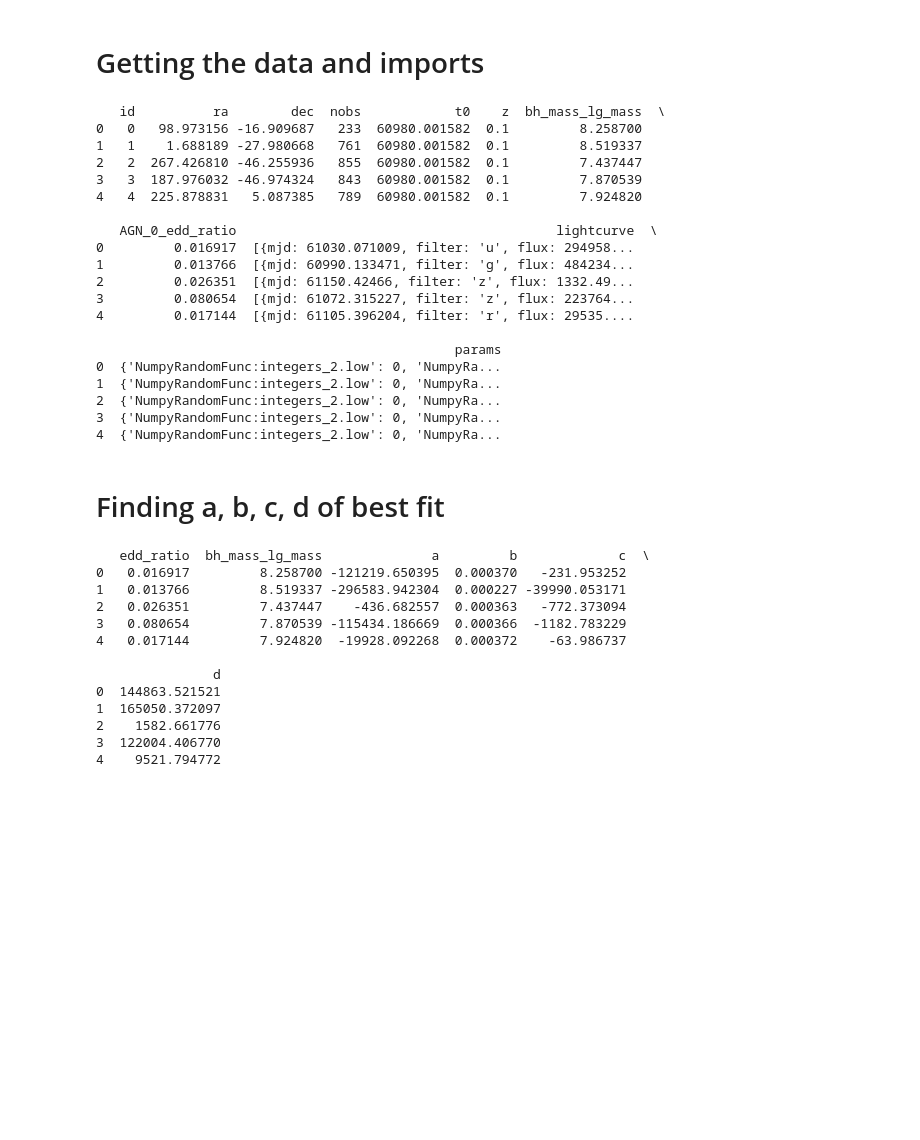
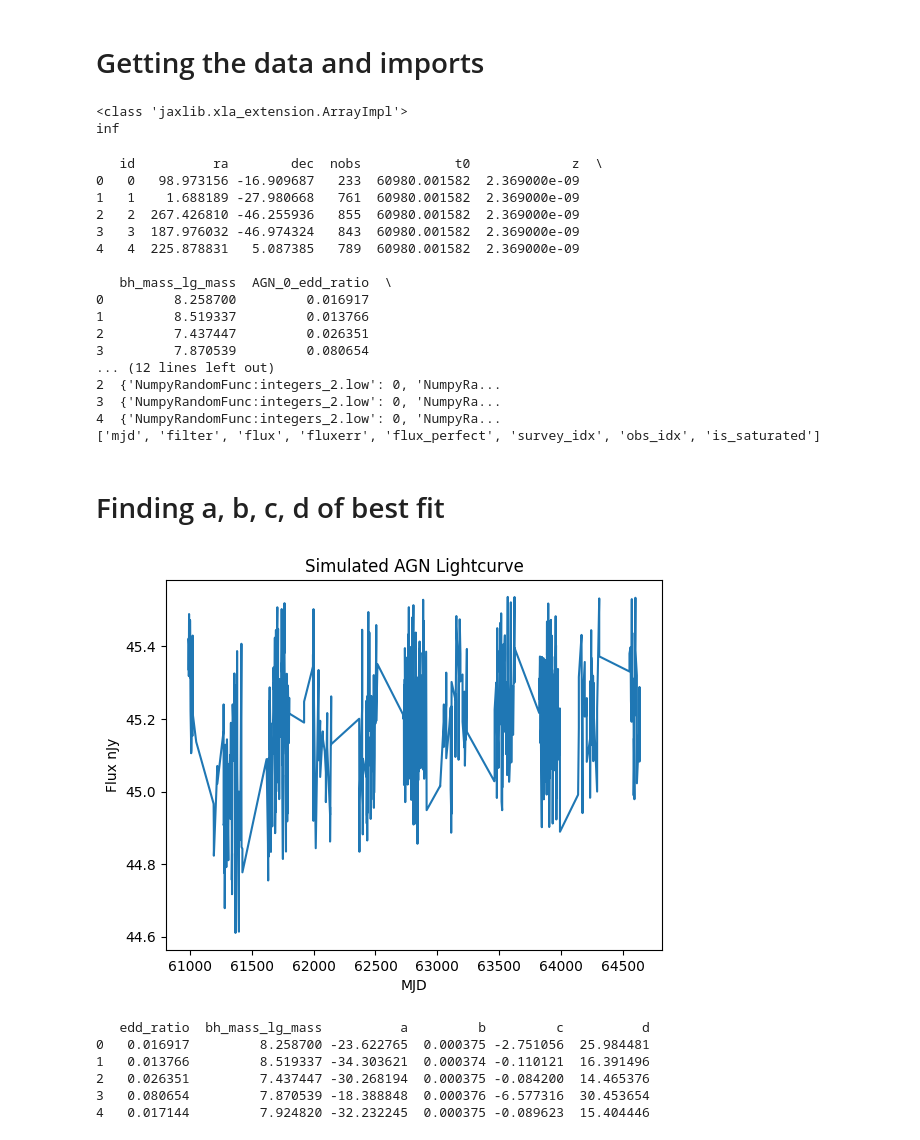
Before and after one commit to Zoe-Au/cosmographi, a Jupyter notebook: src/cosmographi/source/sin_poly.ipynb, the cells around one changed output. Cells and saved outputs as stored; diff of their text form; code cells hidden in the pictures; blank space fills up the shorter version.

```diff
--- a/src/cosmographi/source/sin_poly.ipynb
+++ b/src/cosmographi/source/sin_poly.ipynb
@@ -104,29 +104,37 @@ df = simulate_lightcurves(
         "AGN_0.edd_ratio"
     ],
     rng=rng)
+# %%
+lightcurves = df.loc[0, "lightcurve"]
+sample_data = pd.DataFrame(lightcurves)[["flux_perfect"]]
+flux_mean = jnp.mean(jnp.asarray(sample_data.loc[:, "flux_perfect"]))
+flux_sd = jnp.std(jnp.asarray(sample_data.loc[:, "flux_perfect"]))
+print(type(flux_mean))
+print(flux_sd)
+# %% [output]
+<class 'jaxlib.xla_extension.ArrayImpl'>
+inf
 # %%
 print(df.head())
+print((df["lightcurve"].nest.columns))
 # %% [output]
-   id          ra        dec  nobs            t0    z  bh_mass_lg_mass  \
-0   0   98.973156 -16.909687   233  60980.001582  0.1         8.258700
-1   1    1.688189 -27.980668   761  60980.001582  0.1         8.519337
-2   2  267.426810 -46.255936   855  60980.001582  0.1         7.437447
-3   3  187.976032 -46.974324   843  60980.001582  0.1         7.870539
-4   4  225.878831   5.087385   789  60980.001582  0.1         7.924820
+   id          ra        dec  nobs            t0             z  \
+0   0   98.973156 -16.909687   233  60980.001582  2.369000e-09
+1   1    1.688189 -27.980668   761  60980.001582  2.369000e-09
+2   2  267.426810 -46.255936   855  60980.001582  2.369000e-09
+3   3  187.976032 -46.974324   843  60980.001582  2.369000e-09
+4   4  225.878831   5.087385   789  60980.001582  2.369000e-09
 
-   AGN_0_edd_ratio                                         lightcurve  \
-0         0.016917  [{mjd: 61030.071009, filter: 'u', flux: 294958...
-1         0.013766  [{mjd: 60990.133471, filter: 'g', flux: 484234...
-2         0.026351  [{mjd: 61150.42466, filter: 'z', flux: 1332.49...
-3         0.080654  [{mjd: 61072.315227, filter: 'z', flux: 223764...
-4         0.017144  [{mjd: 61105.396204, filter: 'r', flux: 29535....
-
-                                              params
-0  {'NumpyRandomFunc:integers_2.low': 0, 'NumpyRa...
-1  {'NumpyRandomFunc:integers_2.low': 0, 'NumpyRa...
+   bh_mass_lg_mass  AGN_0_edd_ratio  \
+0         8.258700         0.016917
+1         8.519337         0.013766
+2         7.437447         0.026351
+3         7.870539         0.080654
+... (12 lines left out)
 2  {'NumpyRandomFunc:integers_2.low': 0, 'NumpyRa...
 3  {'NumpyRandomFunc:integers_2.low': 0, 'NumpyRa...
 4  {'NumpyRandomFunc:integers_2.low': 0, 'NumpyRa...
+['mjd', 'filter', 'flux', 'fluxerr', 'flux_perfect', 'survey_idx', 'obs_idx', 'is_saturated']
 # %% [markdown]
 # Finding a, b, c, d of best fit
 # %%
@@ -181,30 +189,34 @@ def optimize_parameters(times, true_values, init_parms):
 # %%
 results = [['edd_ratio', 'bh_mass_lg_mass', 'a', 'b', 'c', 'd']]
 
 for _index, row in df.iterrows():
-    times = row['lightcurve']["mjd"]
-    true_values = row['lightcurve']["flux_perfect"]
-    optimized_params = optimize_parameters(times, true_values, (0, 0, 0, 0))
-    results.append([row["AGN_0_edd_ratio"], row["bh_mass_lg_mass"]] + list(optimized_params))
+    times = jnp.asarray(row['lightcurve']["mjd"])
+    try:
+        true_values = jnp.log(jnp.asarray(row['lightcurve']["flux_perfect"]))
+        optimized_params = optimize_parameters(times, true_values, (0, 0, 0, 0))
+        results.append([row["AGN_0_edd_ratio"], row["bh_mass_lg_mass"]] + list(optimized_params))
+    except:
+        print("Could not process sample, continuing")
+        continue
+
+plt.plot(times, true_values)
+plt.xlabel("MJD")
+plt.ylabel("Flux nJy")
+plt.title("Simulated AGN Lightcurve")
+plt.show()
 
 results = pd.DataFrame(results[1:], columns=results[0])
 print(results.head())
 
 results.to_csv("sin_poly_results.csv", index=False)
 # %% [output]
+[figure, added]
-   edd_ratio  bh_mass_lg_mass              a         b             c  \
-0   0.016917         8.258700 -121219.650395  0.000370   -231.953252
-1   0.013766         8.519337 -296583.942304  0.000227 -39990.053171
-2   0.026351         7.437447    -436.682557  0.000363   -772.373094
-3   0.080654         7.870539 -115434.186669  0.000366  -1182.783229
-4   0.017144         7.924820  -19928.092268  0.000372    -63.986737
-
-               d
-0  144863.521521
-1  165050.372097
-2    1582.661776
-3  122004.406770
-4    9521.794772
+   edd_ratio  bh_mass_lg_mass          a         b         c          d
+0   0.016917         8.258700 -23.622765  0.000375 -2.751056  25.984481
+1   0.013766         8.519337 -34.303621  0.000374 -0.110121  16.391496
+2   0.026351         7.437447 -30.268194  0.000375 -0.084200  14.465376
+3   0.080654         7.870539 -18.388848  0.000376 -6.577316  30.453654
+4   0.017144         7.924820 -32.232245  0.000375 -0.089623  15.404446
 # %%
 fig, axes = plt.subplots(nrows=2, ncols=4, figsize=(64, 12))
 axes[0, 0].scatter(results["bh_mass_lg_mass"], results["a"])
```
Also changed, not shown: parts of 9 cells of this notebook, 46 other files.
